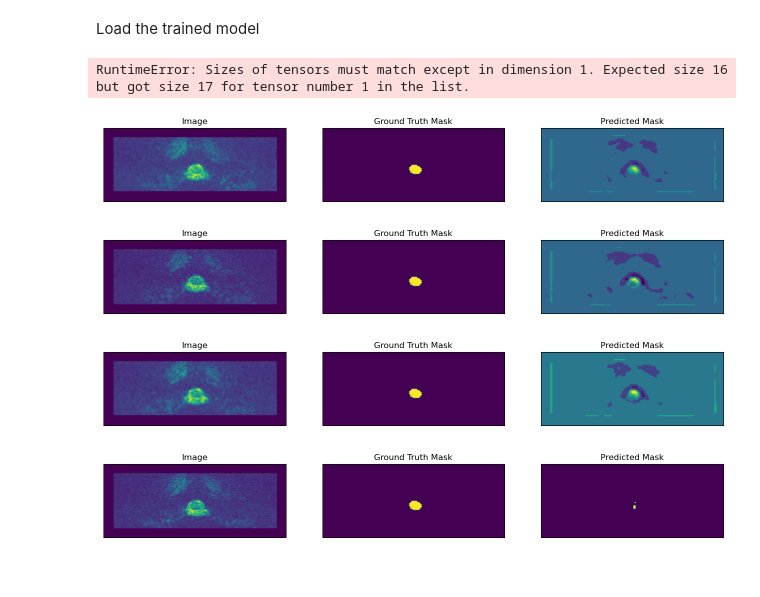
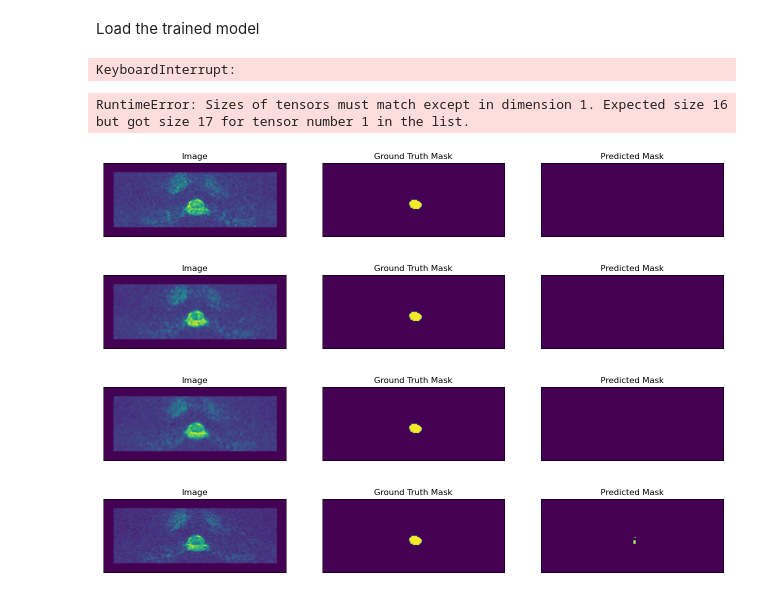
Before and after one commit to TimXdang/SpinalcordSeg, a Jupyter notebook: Playground_2.ipynb, the cells around one changed output. Saved outputs shown, nothing was run; the diff lists cells and outputs as text; code cells hidden in the pictures.

```diff
--- a/Playground_2.ipynb
+++ b/Playground_2.ipynb
@@ -326,7 +326,7 @@ metrics = [
 ]
 DEVICE = torch.device('cuda:0' if torch.cuda.is_available() else 'cpu')
 # %%
-created_model = torch.load('../../output3d/k_cross.pth', map_location=torch.device('cpu'))
+created_model = torch.load('../../output3d2/unet3d_best.pth', map_location=torch.device('cpu'))
 # %%
 model3d = torch.load('3d.pth')
 # %%
@@ -338,6 +338,8 @@ test_epoch = smpu.train.ValidEpoch(
 )
 
 logs = test_epoch.run(test_loader)
+# %% [output]
+KeyboardInterrupt:
 # %%
 test_epoch = ValidEpoch(
     model=created_model,
@@ -364,29 +366,29 @@ def visualize(**images):
 # %%
 value = 0.5
 for i in range(3):
     n = np.random.choice(len(dataset))
 
     image_vis = dataset[n][0].reshape(160, 64, 40)
     image, gt_mask = dataset[n]
 
     gt_mask = gt_mask.reshape(160,64,40)
 
     x_tensor = image.to(DEVICE).unsqueeze(0)
-    model3d.eval()
-    pr_mask = model3d.forward(x_tensor)
+    created_model.eval()
+    pr_mask = created_model.forward(x_tensor)
     pr_mask = (pr_mask.squeeze().cpu().detach().numpy().round()).reshape(160,64,40)
 #     pr_mask[pr_mask < value] = 0
 #     pr_mask[pr_mask > value] = 1
 
     visualize(
         image=image_vis[:,:,12],
         ground_truth_mask=gt_mask[:,:,12],
         predicted_mask=pr_mask[:,:,12]
     )
 # %% [output]
-[figure, old version]
+[figure, new version]
-[figure, old version]
+[figure, new version]
-[figure, old version]
+[figure, new version]
 # %%
 model3d.eval()
 pr_mask = model3d.forward(x_tensor)
```
Also changed, not shown: parts of 6 cells of this notebook, 6 other files.
